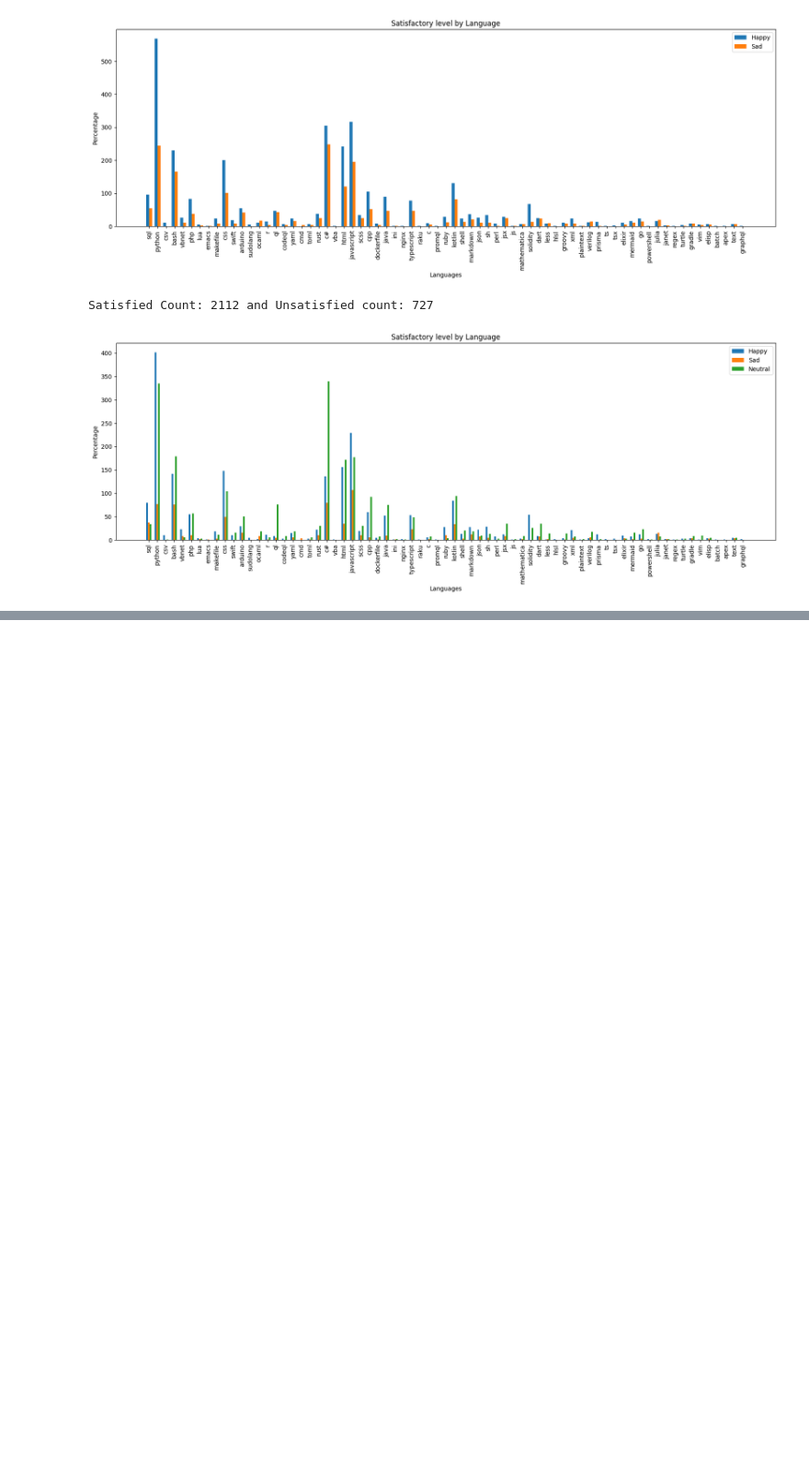
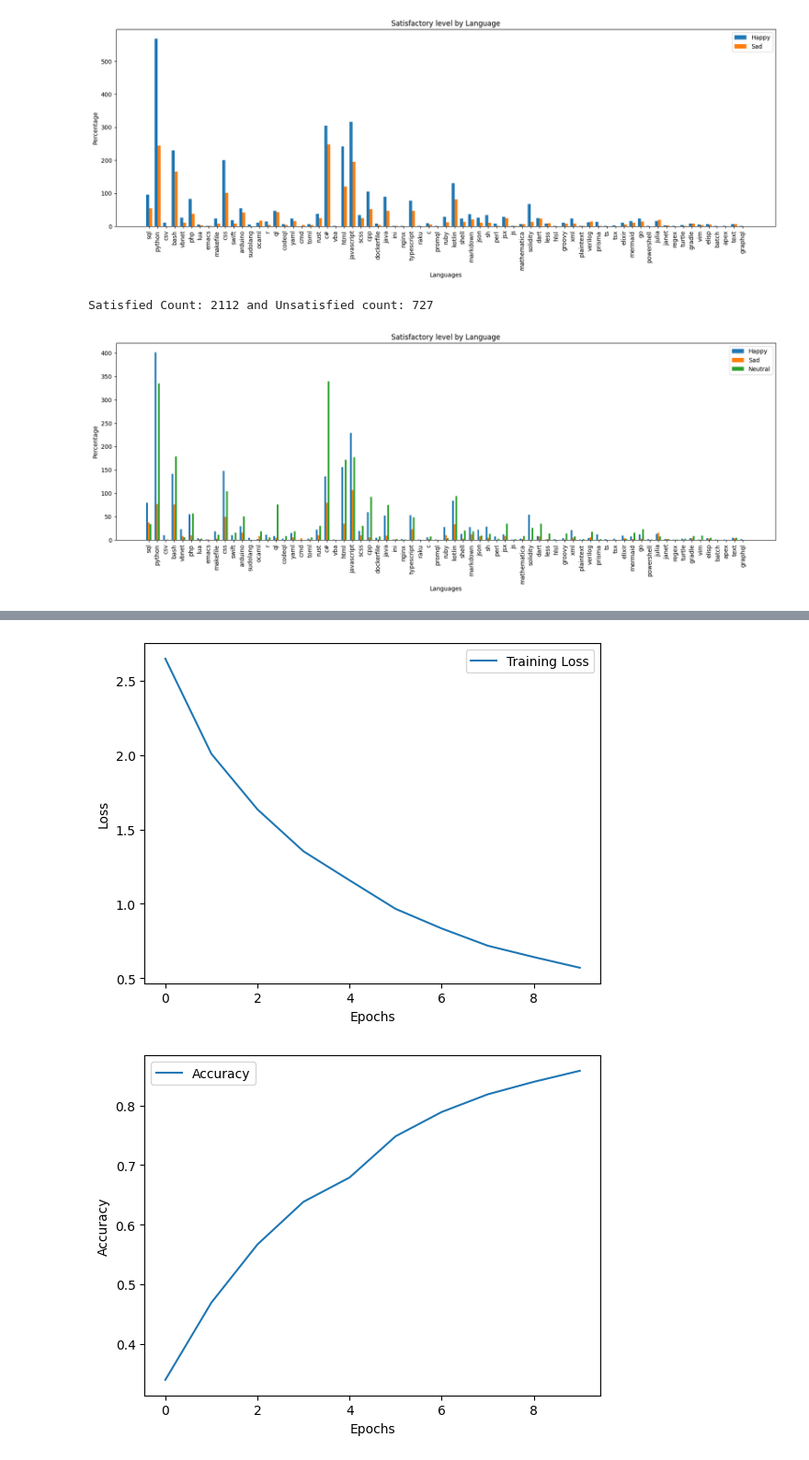
Before and after one commit to jayywiz/SE_Mining-Challenge24, a Jupyter notebook: SE_Project.ipynb, the cells around one changed output, grey strips where cells are left out. Shown at 92% size. Saved outputs shown, nothing was run; the diff lists cells and outputs as text; code cells hidden in the pictures; blank space fills up the shorter version.

```diff
--- a/SE_Project.ipynb
+++ b/SE_Project.ipynb
@@ -284,0 +320,7 @@ Satisfied Count: 2112 and Unsatisfied count: 727
+# %%
+features = []
+targets = []
+for i in jsonObjects:
+  for obj in i:
+    features.append(obj['Conversations'][0]['Prompt'][:1000])
+    targets.append(obj['NumberOfPrompts'])
@@ -284,0 +408,18 @@ Satisfied Count: 2112 and Unsatisfied count: 727
+# %%
+# Build the model
+model = Sequential()
+model.add(Dense(512, input_shape=(max_words,)))
+model.add(Activation('relu'))
+model.add(Dropout(0.5))
+model.add(Dense(num_classes))
+model.add(Activation('softmax'))
+
+model.compile(loss='categorical_crossentropy',
+              optimizer='adam',
+              metrics=['accuracy'])
+
+history = model.fit(x_train, y_train,
+                    batch_size=batch_size,
+                    epochs=epochs,
+                    verbose=1,
+                    validation_split=0.1)
@@ -284,0 +447,21 @@ Satisfied Count: 2112 and Unsatisfied count: 727
+# %%
+# Access training metrics from the history object
+loss = history.history['loss']
+mae = history.history['accuracy']
+
+# Plot training loss
+plt.plot(loss, label='Training Loss')
+plt.xlabel('Epochs')
+plt.ylabel('Loss')
+plt.legend()
+plt.show()
+
+# Plot MAE
+plt.plot(mae, label='Accuracy')
+plt.xlabel('Epochs')
+plt.ylabel('Accuracy')
+plt.legend()
+plt.show()
+# %% [output]
+[figure, added]
+[figure, added]
```
Also changed, not shown: parts of 39 cells of this notebook, 1 other file.
